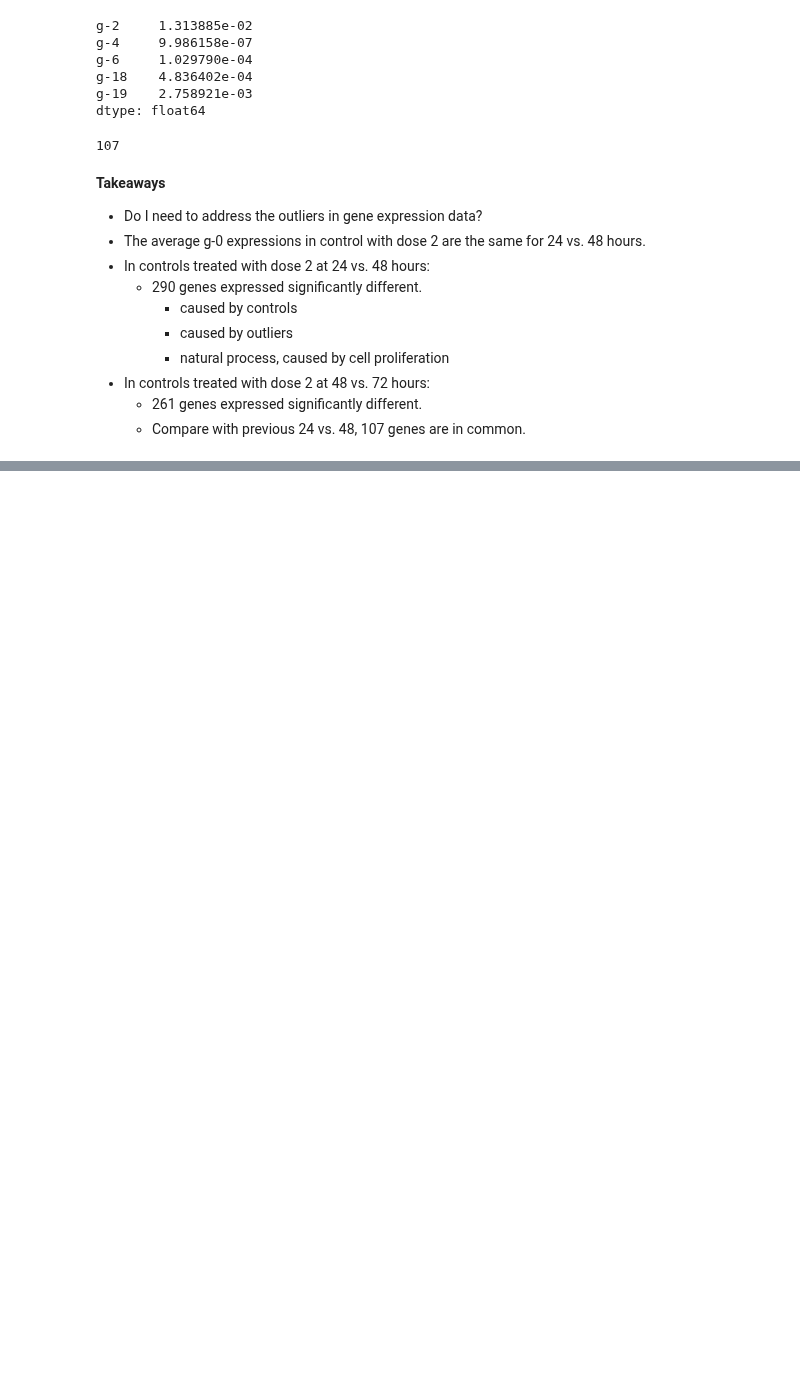
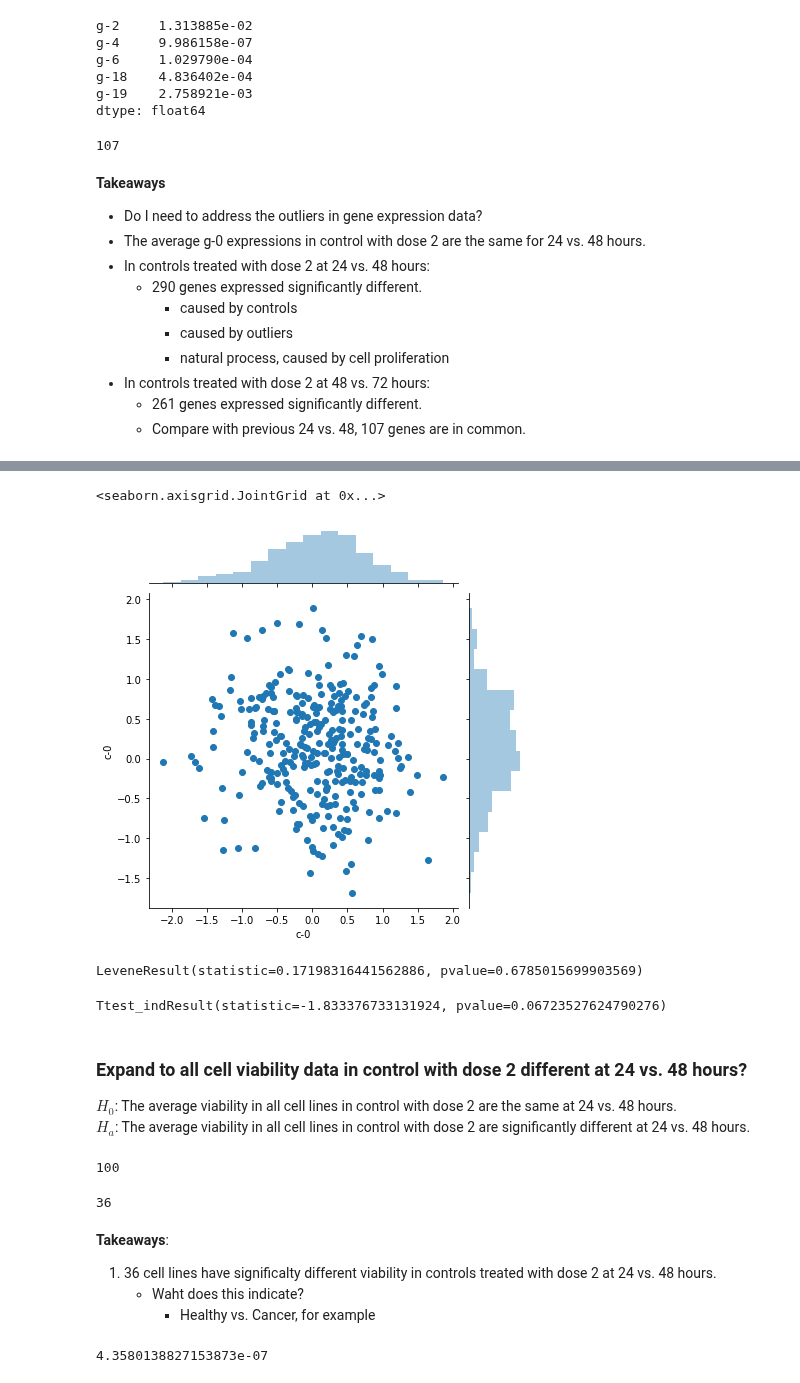
Before and after one commit to Yongliang-Shi/Mechanism-of-Action-Prediction, a Jupyter notebook: explore_moa.ipynb, the cells around one changed output, grey strips where cells are left out. Cells and saved outputs as stored; diff of their text form; code cells hidden in the pictures; blank space fills up the shorter version.

```diff
--- a/explore_moa.ipynb
+++ b/explore_moa.ipynb
@@ -165,0 +196,71 @@ len(set_diff_g_24_48 & set_diff_g_48_72)
+# %%
+# Jointplot the c-0 data at 24 vs. 48 hours.
+
+sns.jointplot(x=df_ctrl_d2_24['c-0'], y=df_ctrl_d2_48['c-0'])
+# plt.title("Compare g-0 expression at 24 and 48 hrs")
+# %% [output]
+<seaborn.axisgrid.JointGrid at 0x...>
+[figure, added]
+# %%
+# Test the assumption of equal variance by Levene's test
+
+stats.levene(df_ctrl_d2_24['c-0'], df_ctrl_d2_48['c-0'])
+
+# since p > 0.05, we can say that the variances are not significantly different
+# set the argument in ttest_ind of equal_var to be true
+# %% [output]
+LeveneResult(statistic=0.17198316441562886, pvalue=0.6785015699903569)
+# %%
+# variances are equal
+# t-test
+
+stats.ttest_ind(df_ctrl_d2_24['c-0'], df_ctrl_d2_48['c-0'], equal_var=True)
+
+# Since p > 0.05, it is fail to reject the H0.
+# %% [output]
+Ttest_indResult(statistic=-1.833376733131924, pvalue=0.06723527624790276)
+# %% [markdown]
+### Expand to all cell viability data in control with dose 2 different at 24 vs. 48 hours?
+$H_0$: The average viability in all cell lines in control with dose 2 are the same at 24 vs. 48 hours.<br>
+$H_a$: The average viability in all cell lines in control with dose 2 are significantly different at 24 vs. 48 hours.
+# %%
+# Iterate the rest of the gene expression data
+
+output_s = {}
+output_p = {}
+
+for i in range(0, 100):
+    cell = 'c-' + str(i)
+    s, p = stats.levene(df_ctrl_d2_24[cell], df_ctrl_d2_48[cell])
+    if p < 0.05:
+        s1, p1 = stats.ttest_ind(df_ctrl_d2_24[cell], df_ctrl_d2_48[cell], equal_var=False)
+    else:
+        s1, p1 = stats.ttest_ind(df_ctrl_d2_24[cell], df_ctrl_d2_48[cell], equal_var=True)
+    output_s[cell] = s1
+    output_p[cell] = p1
+
+ctrl_24_48_c = pd.Series(output_p)
+ctrl_24_48_c.size
+# %% [output]
+100
+# %%
+# Count how many genes are expressed differently for control group treated with does D2
+# at 24 hours vs. 48 hours
+# set the alpha = 0.05
+
+mask = (ctrl_24_48_c < 0.05)
+diff_c_24_48 = ctrl_24_48_c[mask]
+diff_c_24_48.size
+# %% [output]
+36
+# %% [markdown]
+**Takeaways**:
+1. 36 cell lines have significalty different viability in controls treated with dose 2 at 24 vs. 48 hours.
+    - Waht does this indicate?
+        - Healthy vs. Cancer, for example
+# %%
+# By observation, cell line 42 has the smalllest value of p-value
+
+diff_c_24_48.loc['c-42']
+# %% [output]
+4.3580138827153873e-07
```
Also changed, not shown: parts of 11 cells of this notebook.
